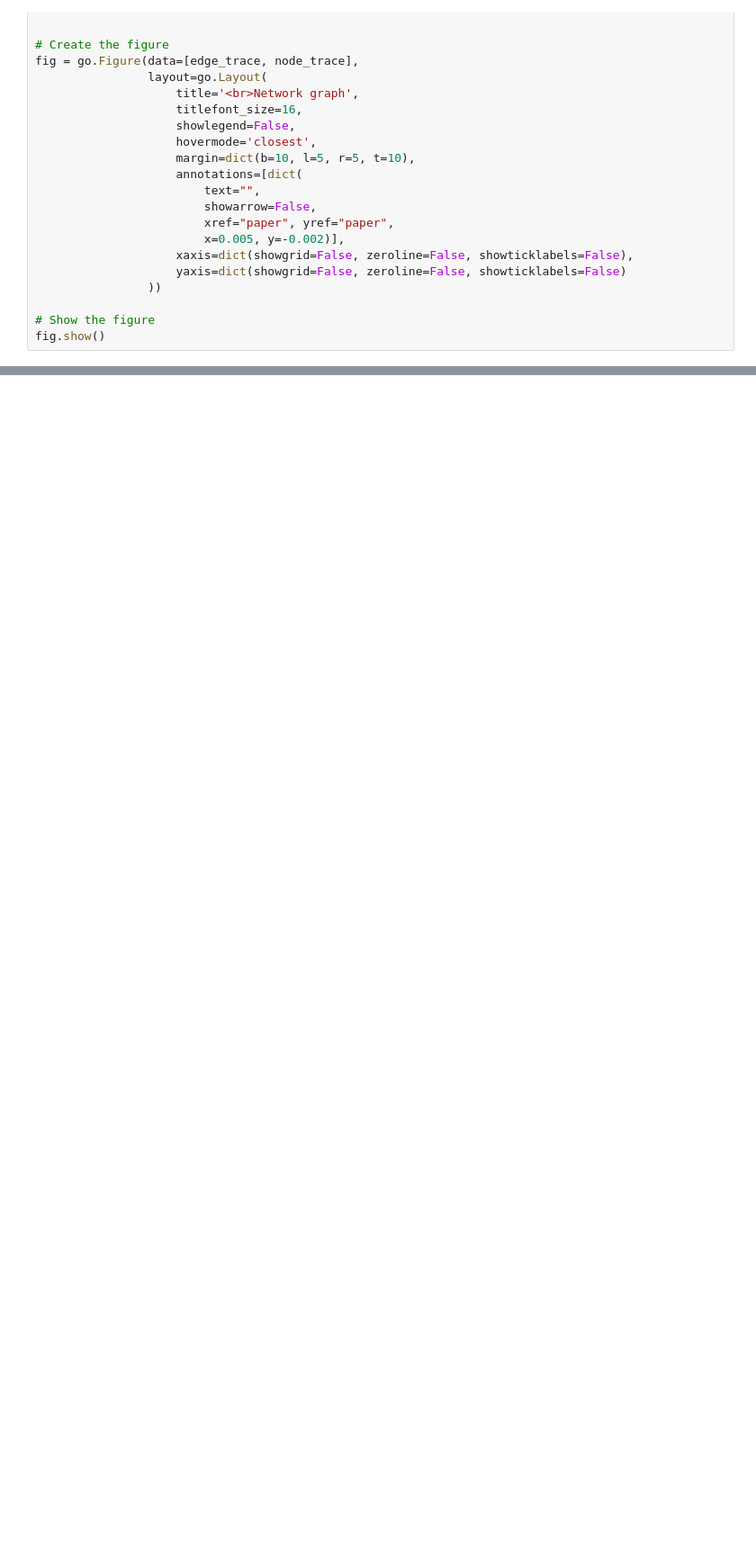
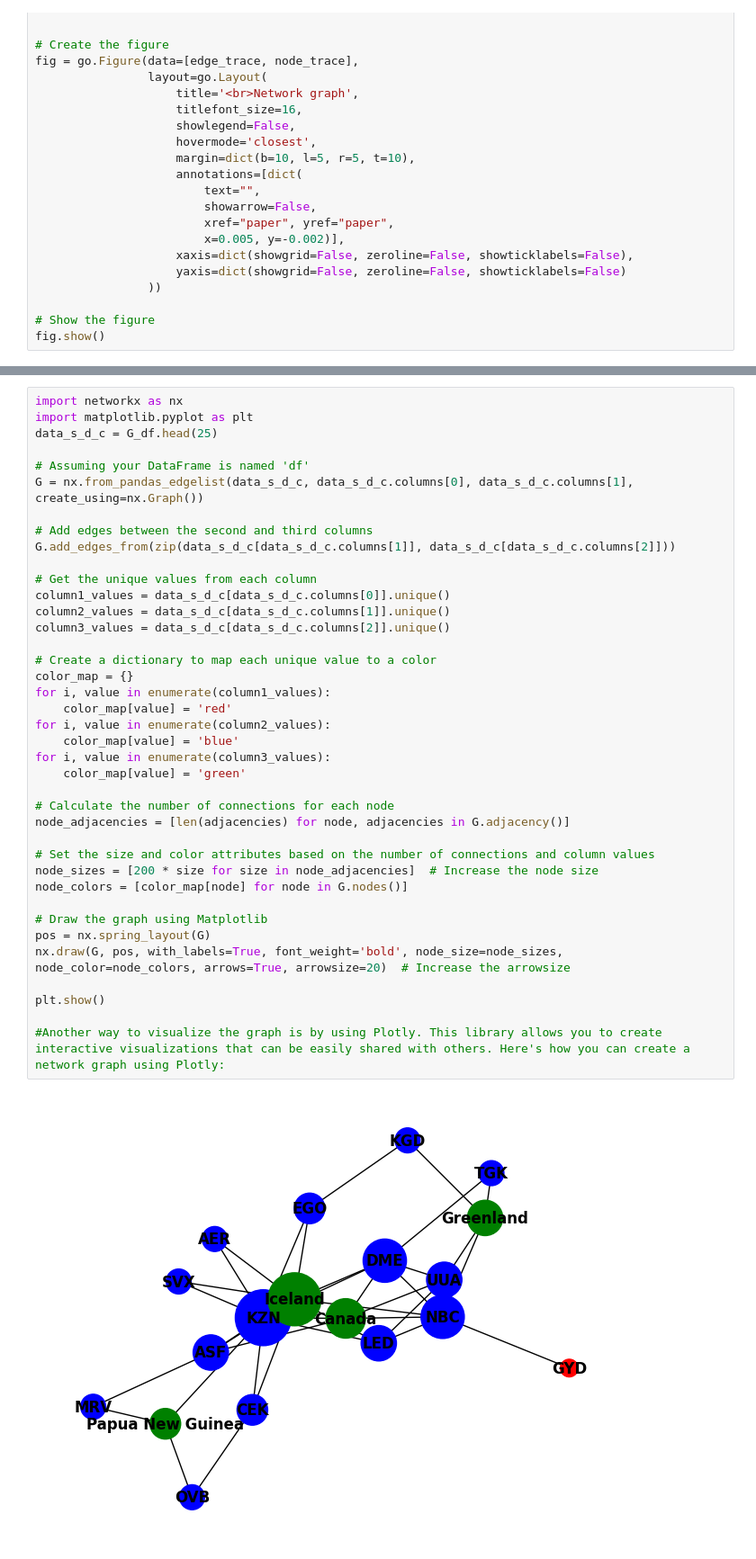
Before and after one commit to oazula/Graph_airport, a Jupyter notebook: graphing-airport-route-analysis-con-columna-extra.ipynb, the cells around one changed output, grey strips where cells are left out. Shown: that part at 90% size. Drawn from its saved outputs; the diff is of its cells as text; blank space fills up the shorter version.

```diff
--- a/graphing-airport-route-analysis-con-columna-extra.ipynb
+++ b/graphing-airport-route-analysis-con-columna-extra.ipynb
@@ -335,0 +201,41 @@ plt.show()
+# %%
+import networkx as nx
+import matplotlib.pyplot as plt
+data_s_d_c = G_df.head(25)
+
+# Assuming your DataFrame is named 'df'
+G = nx.from_pandas_edgelist(data_s_d_c, data_s_d_c.columns[0], data_s_d_c.columns[1], create_using=nx.Graph())
+
+# Add edges between the second and third columns
+G.add_edges_from(zip(data_s_d_c[data_s_d_c.columns[1]], data_s_d_c[data_s_d_c.columns[2]]))
+
+# Get the unique values from each column
+column1_values = data_s_d_c[data_s_d_c.columns[0]].unique()
+column2_values = data_s_d_c[data_s_d_c.columns[1]].unique()
+column3_values = data_s_d_c[data_s_d_c.columns[2]].unique()
+
+# Create a dictionary to map each unique value to a color
+color_map = {}
+for i, value in enumerate(column1_values):
+    color_map[value] = 'red'
+for i, value in enumerate(column2_values):
+    color_map[value] = 'blue'
+for i, value in enumerate(column3_values):
+    color_map[value] = 'green'
+
+# Calculate the number of connections for each node
+node_adjacencies = [len(adjacencies) for node, adjacencies in G.adjacency()]
+
+# Set the size and color attributes based on the number of connections and column values
+node_sizes = [200 * size for size in node_adjacencies]  # Increase the node size
+node_colors = [color_map[node] for node in G.nodes()]
+
+# Draw the graph using Matplotlib
+pos = nx.spring_layout(G)
+nx.draw(G, pos, with_labels=True, font_weight='bold', node_size=node_sizes, node_color=node_colors, arrows=True, arrowsize=20)  # Increase the arrowsize
+
+plt.show()
+
+#Another way to visualize the graph is by using Plotly. This library allows you to create interactive visualizations that can be easily shared with others. Here's how you can create a network graph using Plotly:
+# %% [output]
+[figure, added]
```
Also changed, not shown: parts of 14 cells of this notebook.
